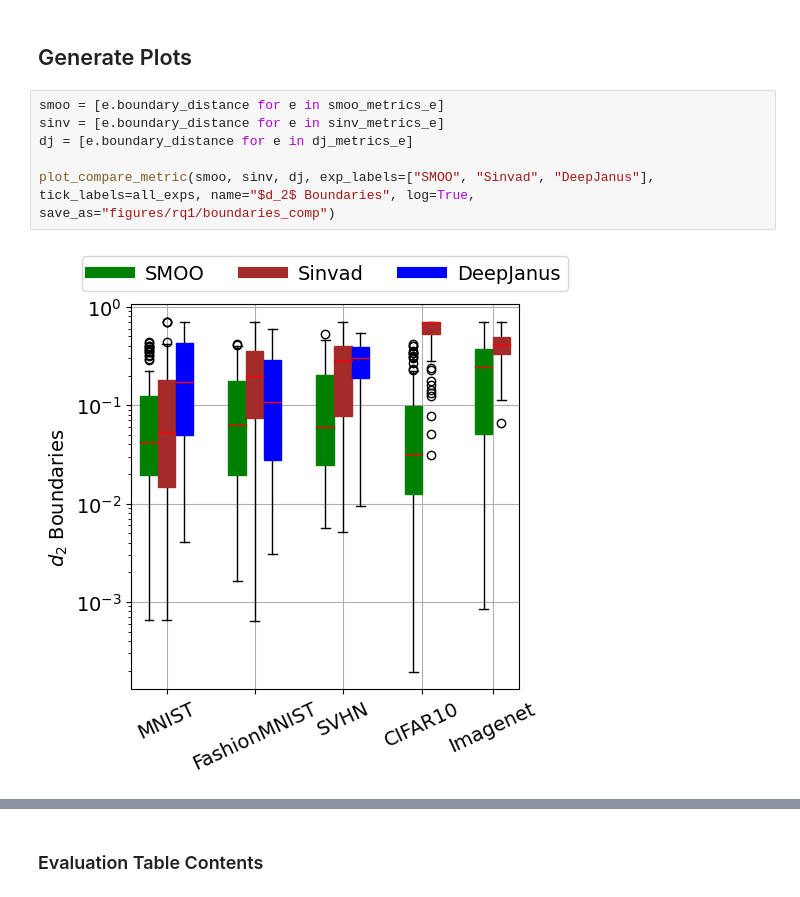
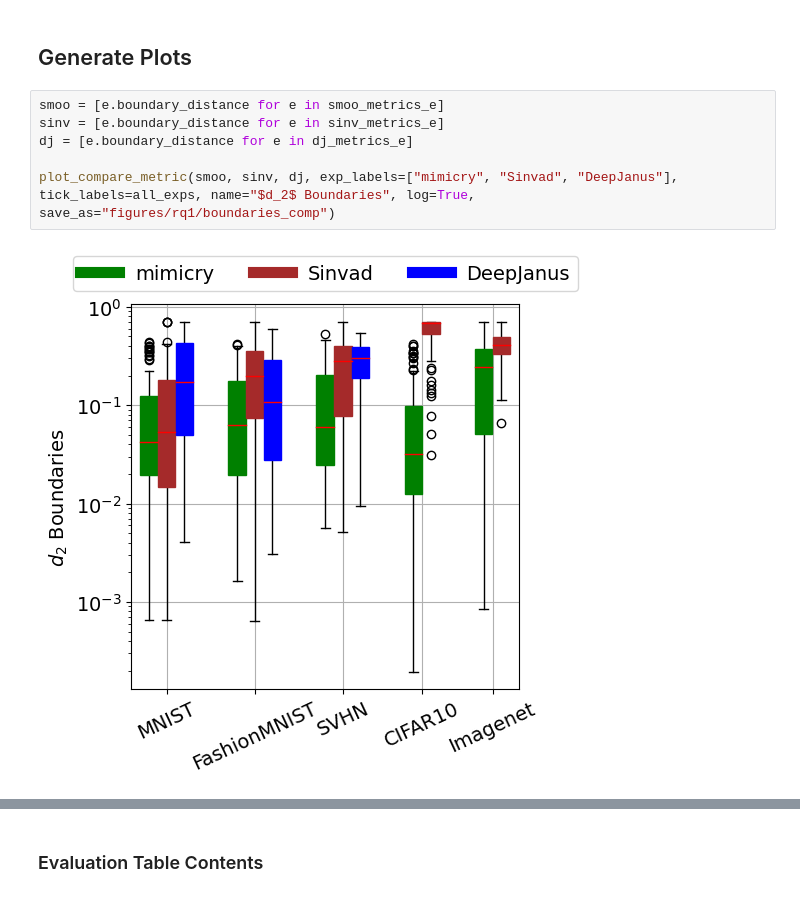
Before and after one commit to oliverweissl/DETECT, a Jupyter notebook: examples/mimicry/RQ1.ipynb, the cells around one changed output, grey strips where cells are left out. Cells and saved outputs as stored; diff of their text form.

```diff
--- a/examples/mimicry/RQ1.ipynb
+++ b/examples/mimicry/RQ1.ipynb
@@ -60,11 +60,11 @@ all_exps = exps + ["Imagenet"]
 # %%
 smoo = [e.boundary_distance for e in smoo_metrics_e]
 sinv = [e.boundary_distance for e in sinv_metrics_e]
 dj = [e.boundary_distance for e in dj_metrics_e]
 
-plot_compare_metric(smoo, sinv, dj, exp_labels=["SMOO", "Sinvad", "DeepJanus"], tick_labels=all_exps, name="$d_2$ Boundaries", log=True, save_as="figures/rq1/boundaries_comp")
+plot_compare_metric(smoo, sinv, dj, exp_labels=["mimicry", "Sinvad", "DeepJanus"], tick_labels=all_exps, name="$d_2$ Boundaries", log=True, save_as="figures/rq1/boundaries_comp")
 # %% [output]
-[figure, old version]
+[figure, new version]
 # %%
 smoo_c = [e.coverage for e in smoo_metrics_e]
 sinv_c = [e.coverage for e in sinv_metrics_e]
```
Also changed, not shown: parts of 2 cells of this notebook, 1 other file.
